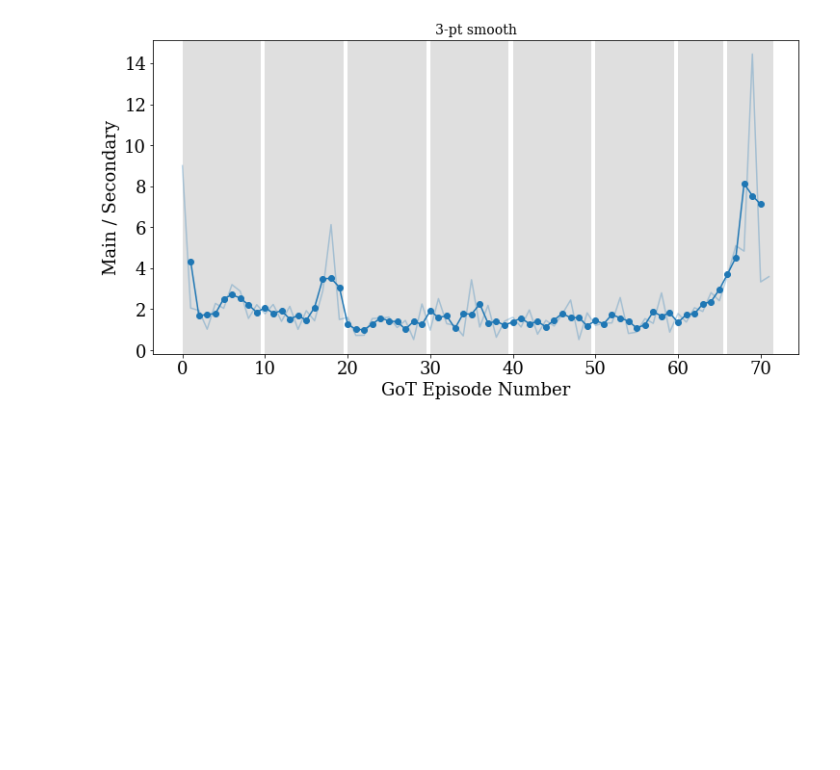
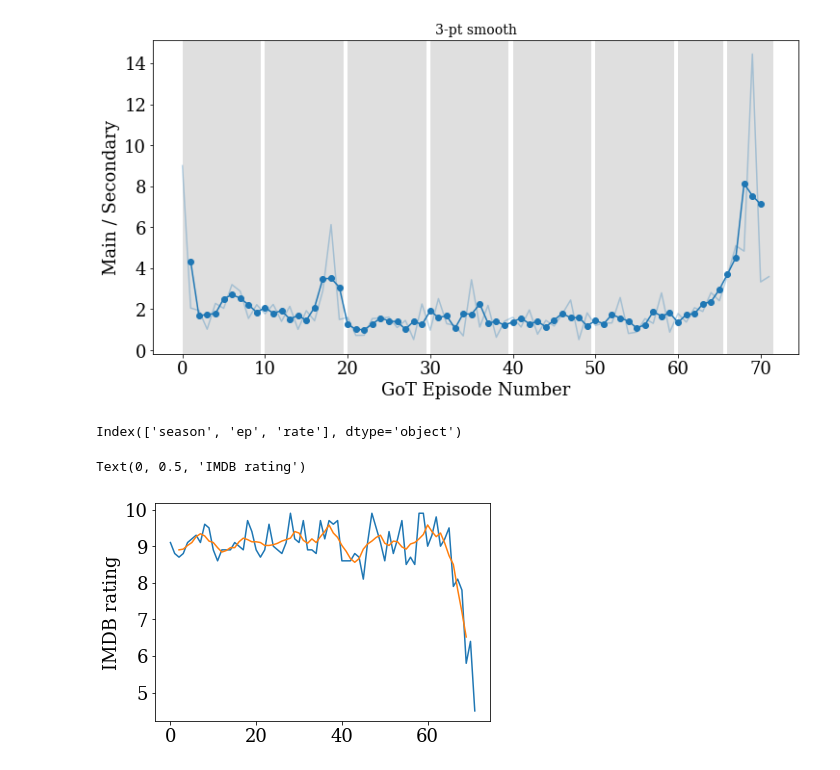
Before and after one commit to jradavenport/GoT, a Jupyter notebook: code/explore.ipynb, the cells around one changed output. Cells and saved outputs as stored; diff of their text form; code cells hidden in the pictures; blank space fills up the shorter version.

Commit message:
add IMDB scores, for fun

```diff
--- a/code/explore.ipynb
+++ b/code/explore.ipynb
@@ -685,3 +670,17 @@ print(np.nanmedian(m_score/s_score))
 # %% [output]
 1.6120401337792643
 [figure]
+# %%
+# modified and updated from https://github.com/finalfire/got_ratings
+# i.e. i dropped s7e1 b/c my script source doesn't have it, and i'm too lazy
+rate = pd.read_table('imdb.txt')
+rate.columns
+# %% [output]
+Index(['season', 'ep', 'rate'], dtype='object')
+# %%
+plt.plot(rate['rate'])
+plt.plot(pd.Series(rate['rate'].values).rolling(window=window, center=True).mean() )
+plt.ylabel('IMDB rating')
+# %% [output]
+Text(0, 0.5, 'IMDB rating')
+[figure, added]
```
Also changed, not shown: parts of 8 cells of this notebook, 1 other file.
